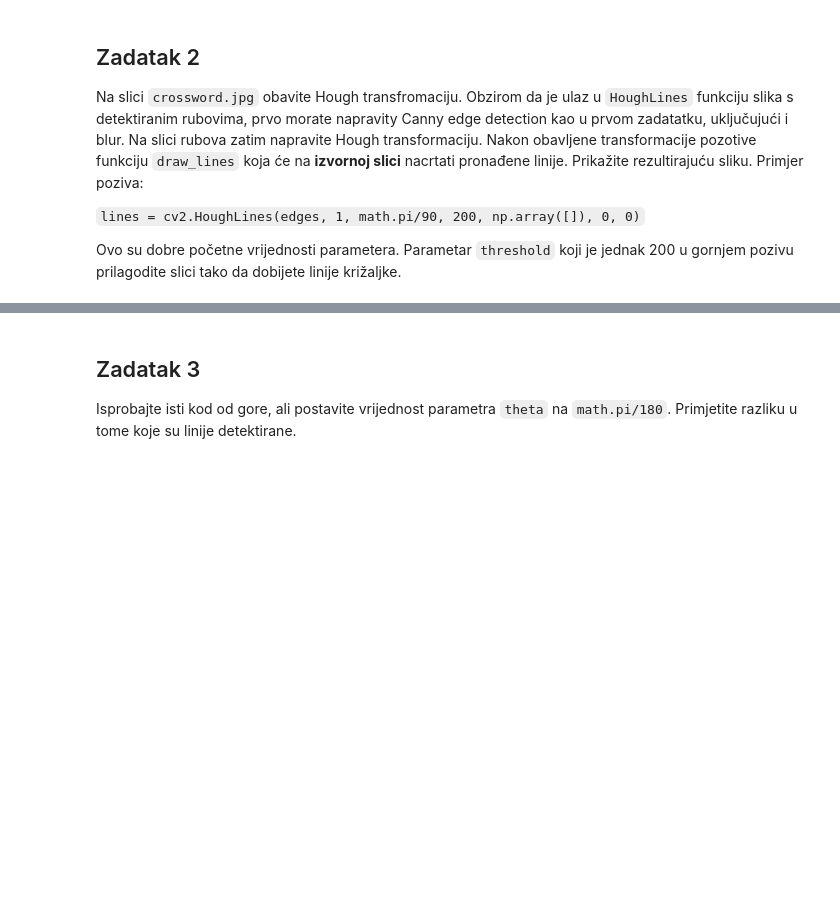
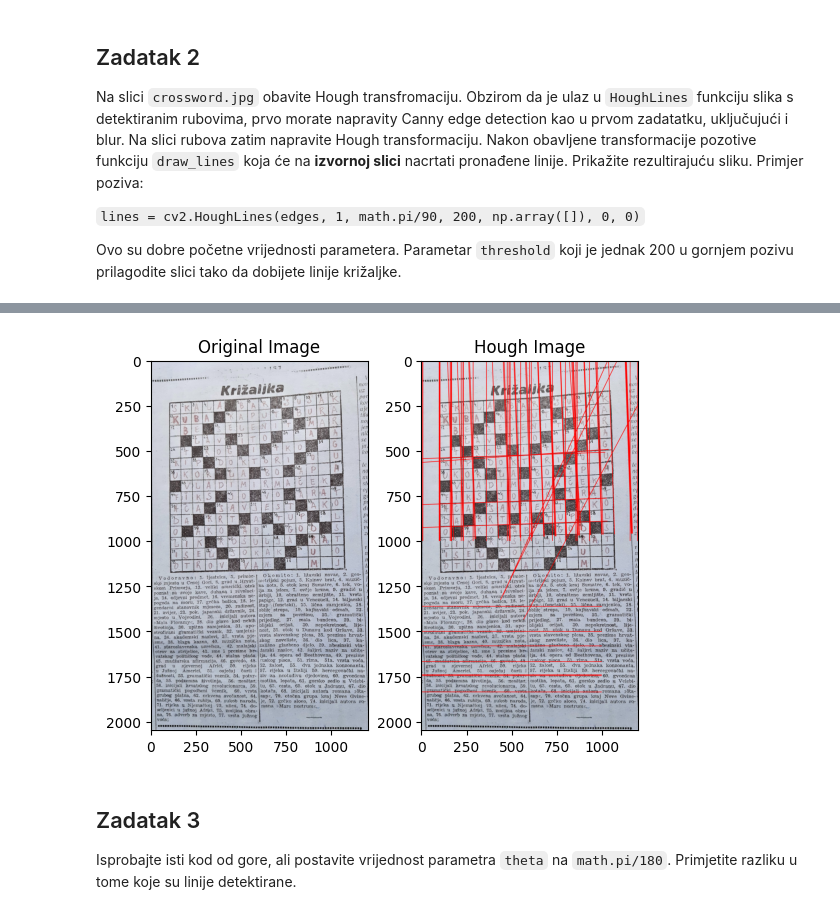
Before and after one commit to azimuth73/LE4-image-processing-and-computer-vision, a Jupyter notebook: lab4.ipynb, the cells around one changed output, grey strips where cells are left out. Saved outputs shown, nothing was run; the diff lists cells and outputs as text; code cells hidden in the pictures; blank space fills up the shorter version.

```diff
--- a/lab4.ipynb
+++ b/lab4.ipynb
@@ -239,3 +299,20 @@ def draw_lines(img, lines):
+# %%
+hough_lines = cv.HoughLines(canny_image, 1, math.pi/90, 270, np.array([]), 0, 0)
+
+original_image_copy = np.copy(original_image)
+hough_image = draw_lines(original_image_copy, hough_lines)
+
+plt.subplot(1, 2, 1)
+plt.title('Original Image')
+plt.imshow(original_image, cmap='gray')
+
+plt.subplot(1, 2, 2)
+plt.title('Hough Image')
+plt.imshow(hough_image, cmap='gray')
+
+plt.show()
+# %% [output]
+[figure, added]
 # %% [markdown]
 ## Zadatak 3
 
```
Also changed, not shown: parts of 7 cells of this notebook.
